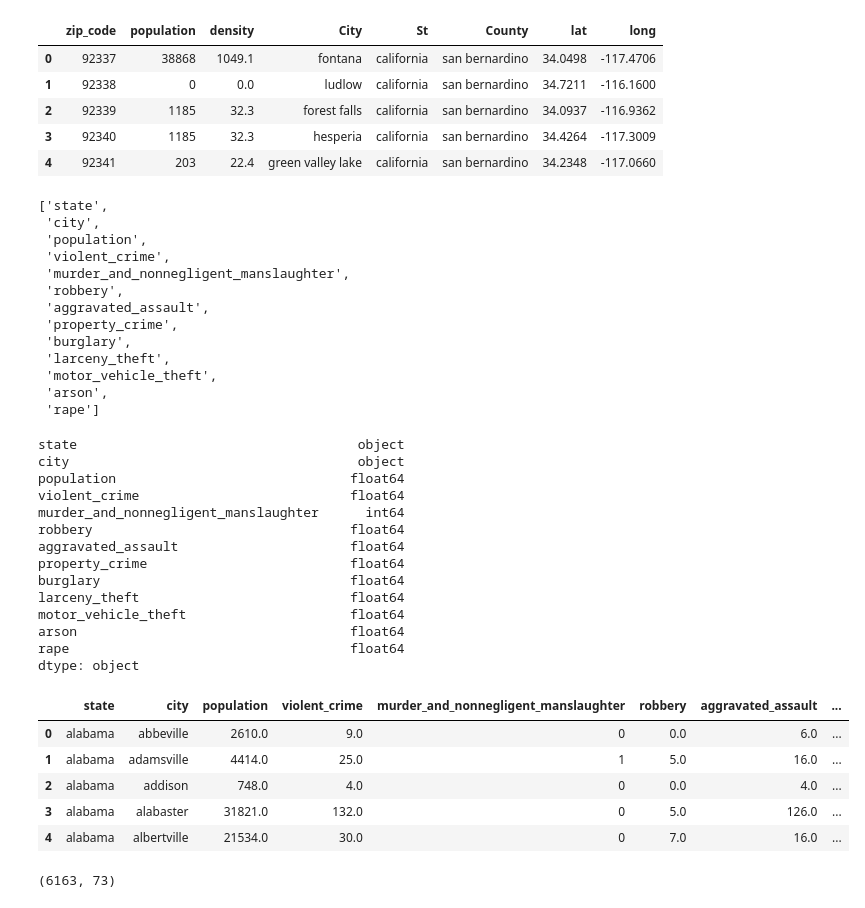
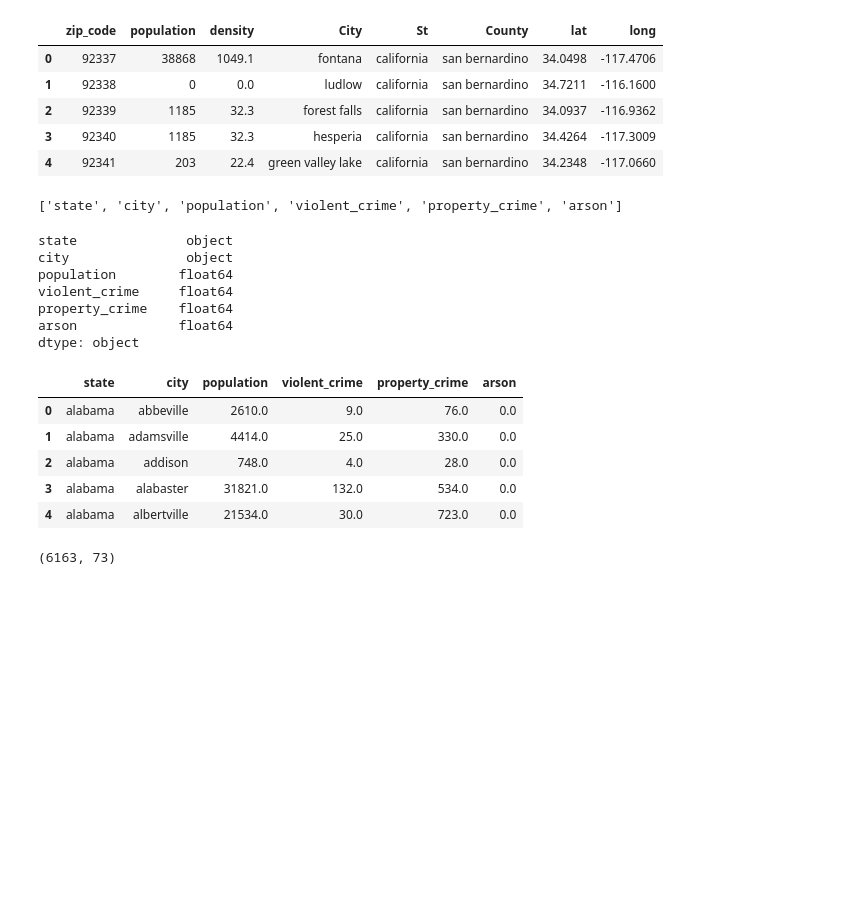
Before and after one commit to SatrunsDream/DSC148-Project, a Jupyter notebook: Case_Study.ipynb, the cells around one changed output. Cells and saved outputs as stored; diff of their text form; code cells hidden in the pictures; blank space fills up the shorter version.

Commit message:
need to clean crime+pop+area features

```diff
--- a/Case_Study.ipynb
+++ b/Case_Study.ipynb
@@ -162,52 +162,32 @@ dtype: object
 # %%
 crime_data = pd.read_csv('files/fbi-crime.csv')
 crime_data.columns = [re.sub(r'[^A-Za-z\s]', '', col).strip().replace('\n', '_').replace(' ', '_').lower() for col in crime_data.columns]
-crime_data['rape_revised_definition'] = crime_data['rape_revised_definition'].str.replace(',', '').astype(float)
-crime_data['rape'] = crime_data['rape_revised_definition'] + crime_data['rape_legacy_definition'].astype(float)
 object_cols = ['population', 'violent_crime', 'robbery', 'aggravated_assault', 'property_crime', 'burglary', 'larceny_theft', 'motor_vehicle_theft', 'arson']
 for i in object_cols:
     crime_data[i] = crime_data[i].str.replace(',', '').astype(float)
 crime_data[crime_data.select_dtypes(include=['object']).columns] = crime_data.select_dtypes(include=['object']).apply(lambda i: i.str.lower())
 crime_data = crime_data.fillna(0)
 crime_data = crime_data.drop(columns=['rape_revised_definition', 'rape_legacy_definition'])
 crime_data['state'] = crime_data['state'].str.replace(r'\d', '', regex=True).str.strip()
+crime_data = crime_data.drop(columns=['murder_and_nonnegligent_manslaughter', 'robbery', 'aggravated_assault', 'burglary', 'larceny_theft', 'motor_vehicle_theft'])
 display(crime_data.columns.tolist())
 display(crime_data.dtypes)
 display(crime_data.head(5))
 # %% [output]
-['state',
- 'city',
- 'population',
- 'violent_crime',
- 'murder_and_nonnegligent_manslaughter',
- 'robbery',
- 'aggravated_assault',
- 'property_crime',
- 'burglary',
- 'larceny_theft',
- 'motor_vehicle_theft',
- 'arson',
- 'rape']
+['state', 'city', 'population', 'violent_crime', 'property_crime', 'arson']
-state                                    object
-city                                     object
-population                              float64
-violent_crime                           float64
-murder_and_nonnegligent_manslaughter      int64
-robbery                                 float64
-aggravated_assault                      float64
-property_crime                          float64
-burglary                                float64
-larceny_theft                           float64
-motor_vehicle_theft                     float64
-arson                                   float64
-rape                                    float64
+state              object
+city               object
+population        float64
+violent_crime     float64
+property_crime    float64
+arson             float64
 dtype: object
-|  | state | city | population | violent_crime | murder_and_nonnegligent_manslaughter | robbery | aggravated_assault | ... |
-| 0 | alabama | abbeville | 2610.0 | 9.0 | 0 | 0.0 | 6.0 | ... |
-| 1 | alabama | adamsville | 4414.0 | 25.0 | 1 | 5.0 | 16.0 | ... |
-| 2 | alabama | addison | 748.0 | 4.0 | 0 | 0.0 | 4.0 | ... |
-| 3 | alabama | alabaster | 31821.0 | 132.0 | 0 | 5.0 | 126.0 | ... |
-| 4 | alabama | albertville | 21534.0 | 30.0 | 0 | 7.0 | 16.0 | ... |
+|  | state | city | population | violent_crime | property_crime | arson |
+| 0 | alabama | abbeville | 2610.0 | 9.0 | 76.0 | 0.0 |
+| 1 | alabama | adamsville | 4414.0 | 25.0 | 330.0 | 0.0 |
+| 2 | alabama | addison | 748.0 | 4.0 | 28.0 | 0.0 |
+| 3 | alabama | alabaster | 31821.0 | 132.0 | 534.0 | 0.0 |
+| 4 | alabama | albertville | 21534.0 | 30.0 | 723.0 | 0.0 |
 # %%
 us_state_to_abbrev = {
     "Alabama": "AL",
```
Also changed, not shown: parts of 4 cells of this notebook, 1 other file.
